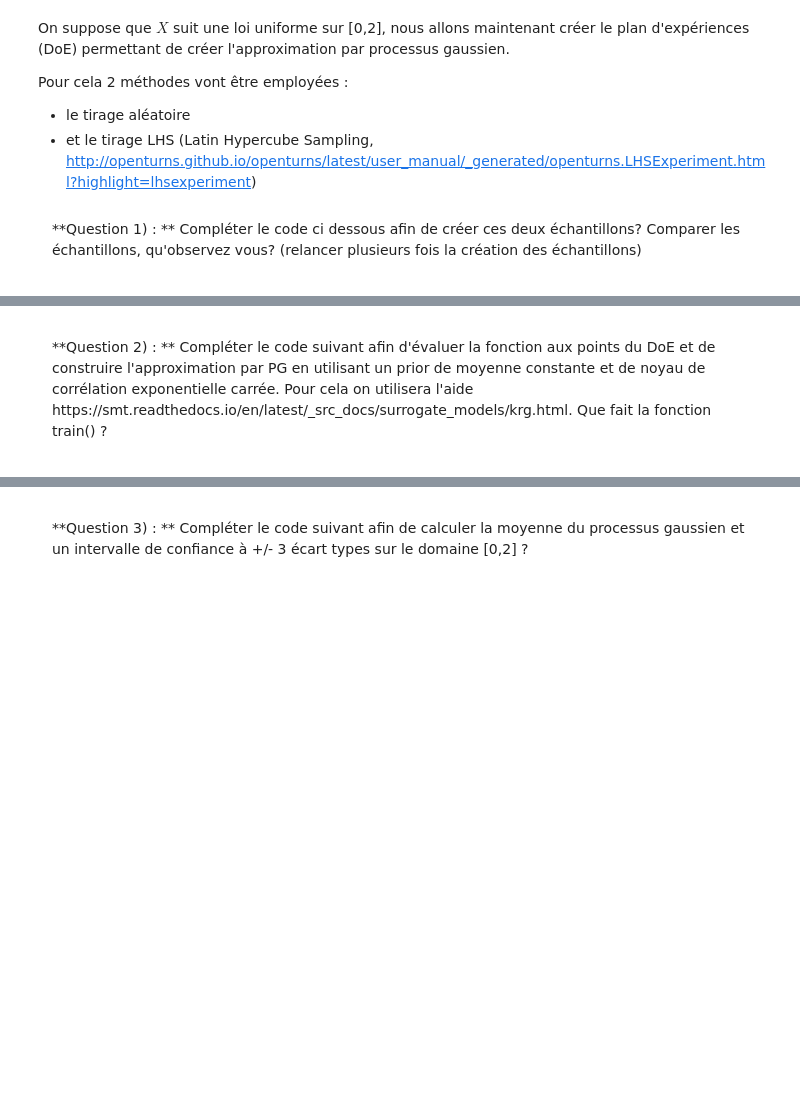
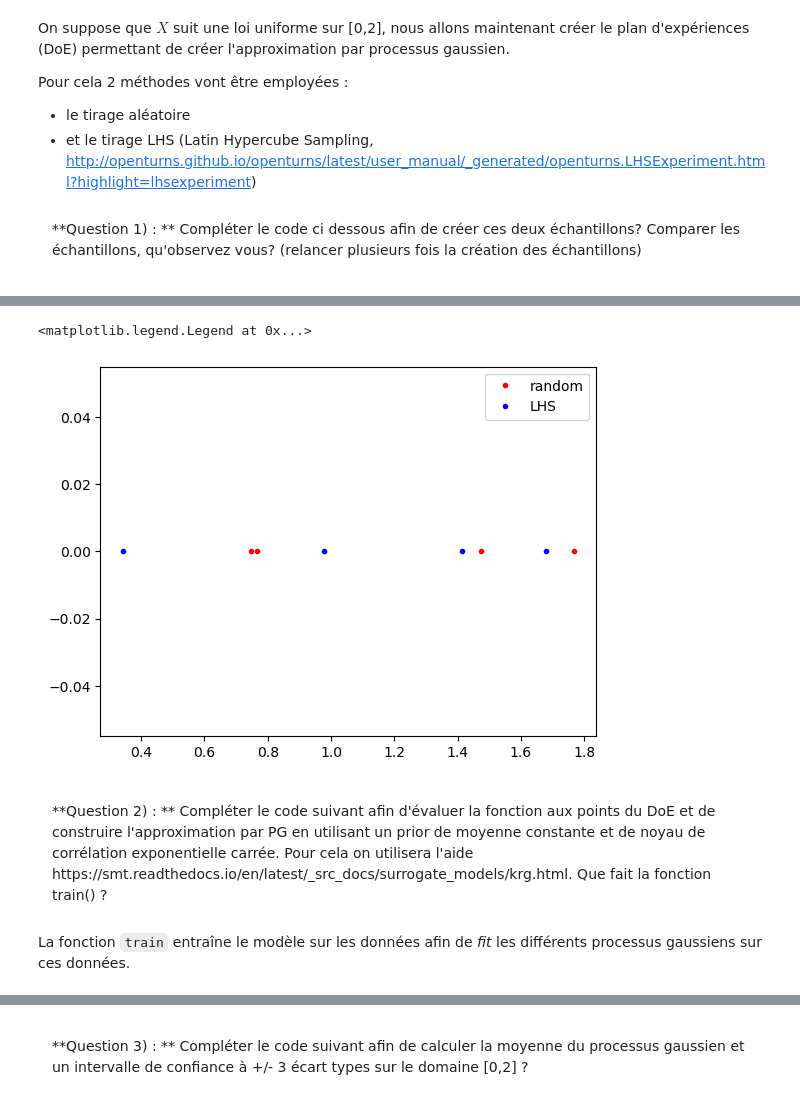
Before and after one commit to PaulCalot/supaero-mdo, a Jupyter notebook: be6/BE_3.ipynb, the cells around one changed output, grey strips where cells are left out. Saved outputs shown, nothing was run; the diff lists cells and outputs as text; code cells hidden in the pictures; blank space fills up the shorter version.

```diff
--- a/be6/BE_3.ipynb
+++ b/be6/BE_3.ipynb
@@ -189,4 +192,20 @@ plt.legend(loc=0)
+# %%
+n_DoE = 4
+X = ot.Uniform(0,2)
+sample_X_random = X.getSample(n_DoE)
+LHS = ot.LHSExperiment(X, n_DoE)
+sample_X_LHS = LHS.generate()
+plt.figure()
+plt.plot(sample_X_random, np.zeros(n_DoE),'r.',label='random')
+plt.plot(sample_X_LHS, np.zeros(n_DoE),'b.',label='LHS')
+plt.legend(loc=0)
+# %% [output]
+<matplotlib.legend.Legend at 0x...>
+[figure, added]
 # %% [markdown]
 <p class="bg-primary" style="padding:1em">**Question 2) : ** Compléter le code suivant afin d'évaluer la fonction aux points du DoE et de construire l'approximation par PG en utilisant un prior de moyenne constante et de noyau de corrélation exponentielle carrée.  Pour cela on utilisera l'aide https://smt.readthedocs.io/en/latest/_src_docs/surrogate_models/krg.html.
 Que fait la fonction train() ? </p>
+
+
+La fonction `train` entraîne le modèle sur les données afin de *fit* les différents processus gaussiens sur ces données.
 # %%
```
Also changed, not shown: parts of 17 cells of this notebook.
